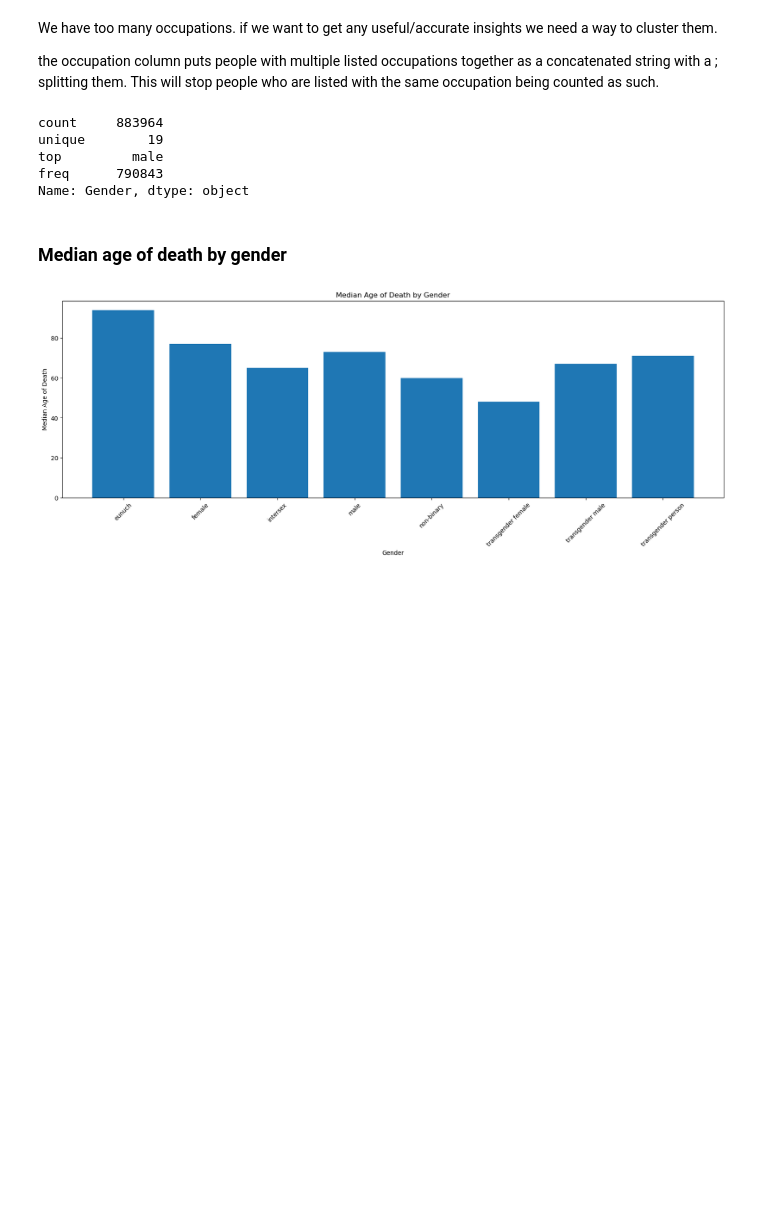
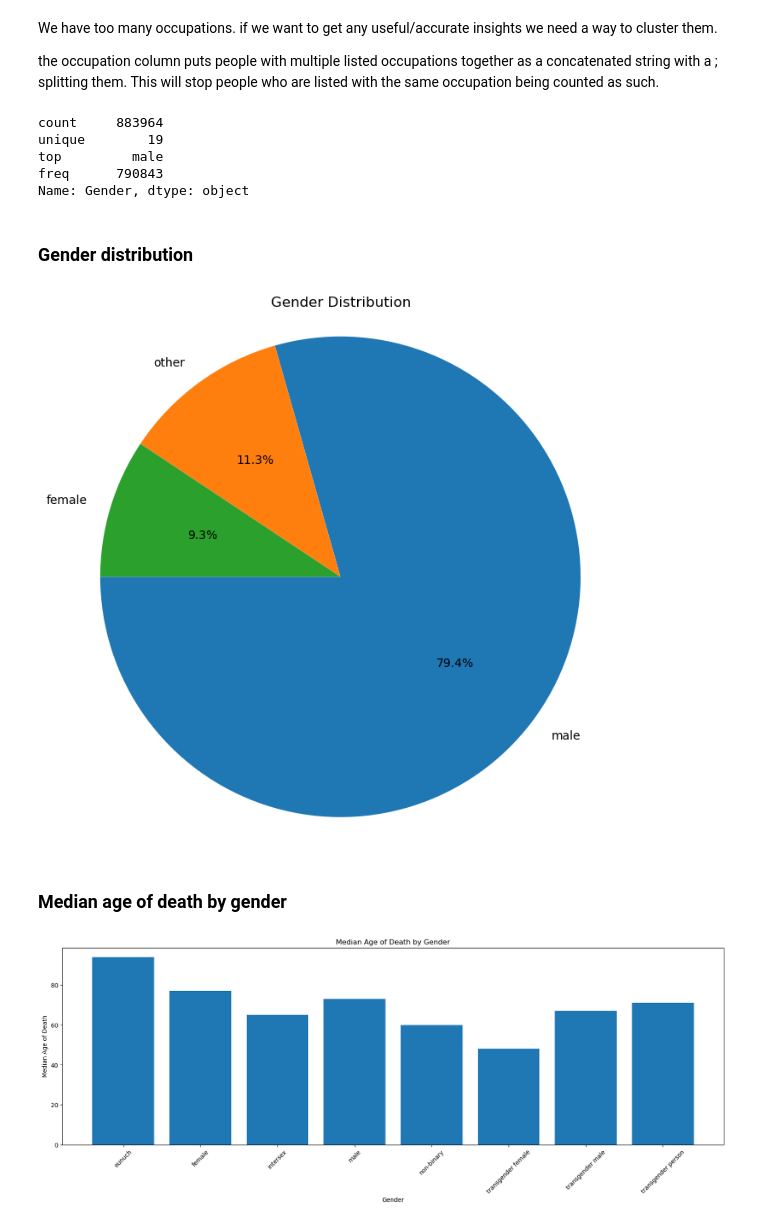
Before and after one commit to JamesHudsonn/3804ICT-Age-Analysis, a Jupyter notebook: age_investigation.ipynb, the cells around one changed output. Drawn from its saved outputs; the diff is of its cells as text; code cells hidden in the pictures; blank space fills up the shorter version.

```diff
--- a/age_investigation.ipynb
+++ b/age_investigation.ipynb
@@ -641,6 +651,33 @@ unique        19
 top         male
 freq      790843
 Name: Gender, dtype: object
+# %% [markdown]
+### Gender distribution
+# %%
+#Create seperate column for gender grouped
+#Gender is assigned "Other" if not male or female
+
+df["Gender Grouped"] = df["Gender"]
+
+for gender in df["Gender Grouped"].unique():
+    if(gender not in ["male", "female"]):
+        df['Gender Grouped'] = df['Gender Grouped'].replace(gender, "other")
+# %%
+# Count the occurrences of each gender
+gender_counts = df['Gender Grouped'].value_counts()
+
+# Create a pie chart
+plt.figure(figsize=(8, 8))  # Adjust the figure size if needed
+plt.pie(gender_counts, labels=gender_counts.index, autopct='%1.1f%%', startangle=180)
+
+# Add a title
+plt.title('Gender Distribution')
+
+# Display the pie chart
+plt.axis('equal')  # Ensures the pie chart is circular
+plt.show()
+# %% [output]
+[figure, added]
 # %% [markdown]
 ### Median age of death by gender
 # %%
```
Also changed, not shown: parts of 13 cells of this notebook.
